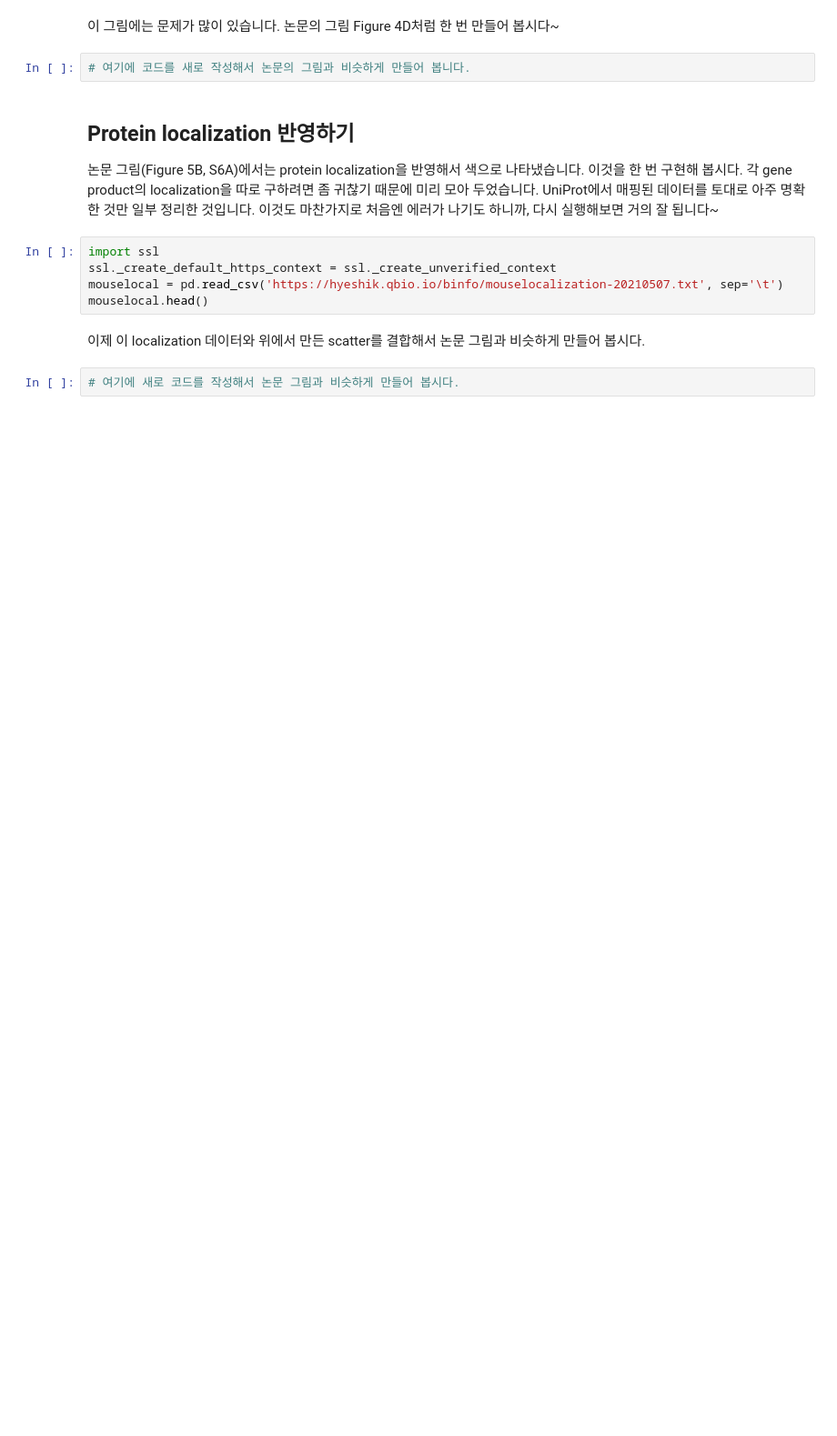
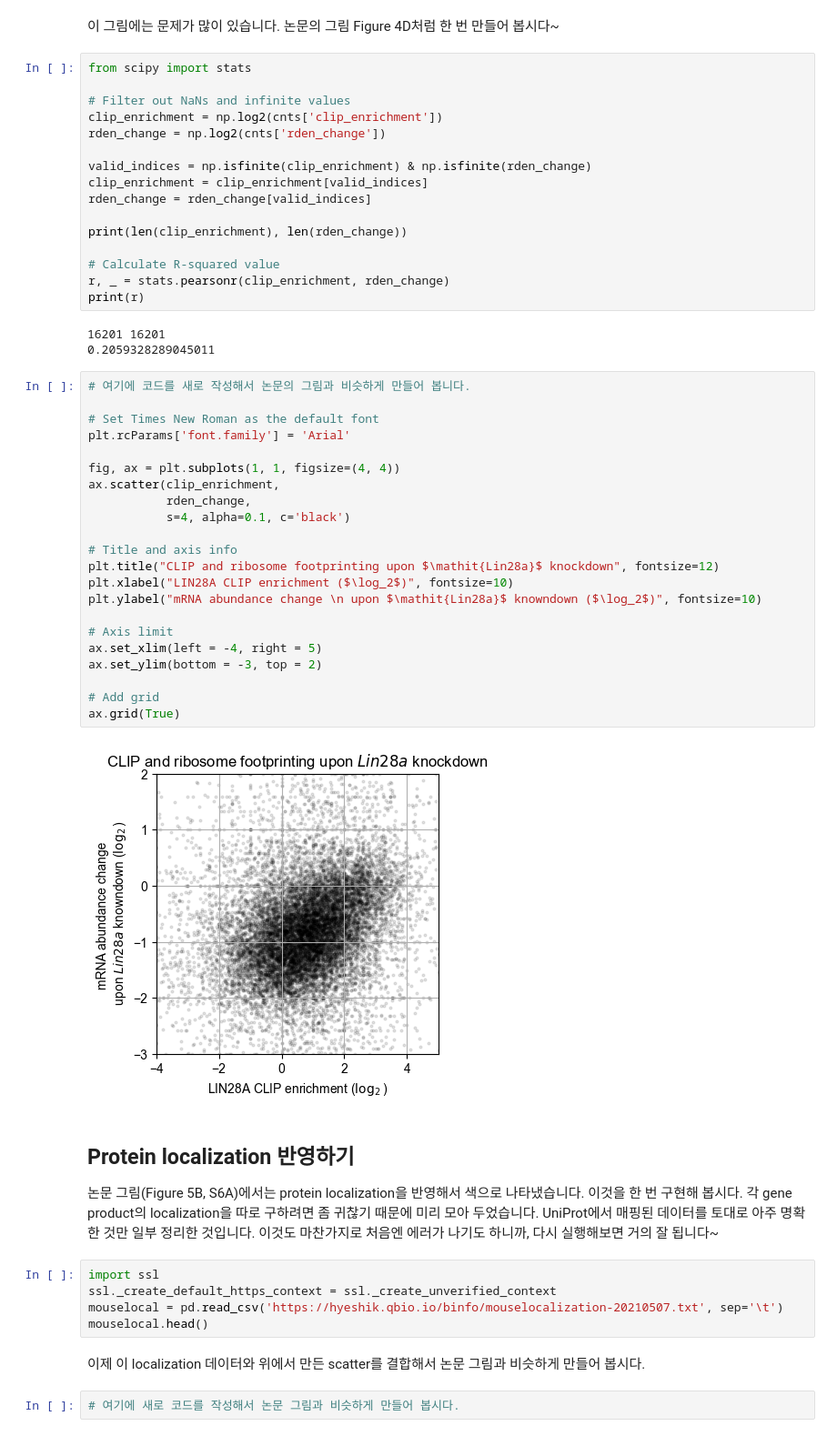
Before and after one commit to young5454/SNU-BI1, a Jupyter notebook: CoLab_TermProj_2024_1.ipynb, the cells around one changed output. Shown: that part at 91% size. Saved outputs shown, nothing was run; the diff lists cells and outputs as text; blank space fills up the shorter version.

Commit message:
initialize plot 1

```diff
--- a/CoLab_TermProj_2024_1.ipynb
+++ b/CoLab_TermProj_2024_1.ipynb
@@ -123,7 +259,48 @@ ax.scatter(np.log2(cnts['clip_enrichment']),
 # %% [markdown]
 이 그림에는 문제가 많이 있습니다. 논문의 그림 Figure 4D처럼 한 번 만들어 봅시다~
-# %%
-# 여기에 코드를 새로 작성해서 논문의 그림과 비슷하게 만들어 봅니다.
+# %%
+from scipy import stats
+
+# Filter out NaNs and infinite values
+clip_enrichment = np.log2(cnts['clip_enrichment'])
+rden_change = np.log2(cnts['rden_change'])
+
+valid_indices = np.isfinite(clip_enrichment) & np.isfinite(rden_change)
+clip_enrichment = clip_enrichment[valid_indices]
+rden_change = rden_change[valid_indices]
+
+print(len(clip_enrichment), len(rden_change))
+
+# Calculate R-squared value
+r, _ = stats.pearsonr(clip_enrichment, rden_change)
+print(r)
+# %% [output]
+16201 16201
+0.2059328289045011
+# %%
+# 여기에 코드를 새로 작성해서 논문의 그림과 비슷하게 만들어 봅니다.
+
+# Set Times New Roman as the default font
+plt.rcParams['font.family'] = 'Arial'
+
+fig, ax = plt.subplots(1, 1, figsize=(4, 4))
+ax.scatter(clip_enrichment,
+           rden_change,
+           s=4, alpha=0.1, c='black')
+
+# Title and axis info
+plt.title("CLIP and ribosome footprinting upon $\mathit{Lin28a}$ knockdown", fontsize=12)
+plt.xlabel("LIN28A CLIP enrichment ($\log_2$)", fontsize=10)
+plt.ylabel("mRNA abundance change \n upon $\mathit{Lin28a}$ knowndown ($\log_2$)", fontsize=10)
+
+# Axis limit
+ax.set_xlim(left = -4, right = 5)
+ax.set_ylim(bottom = -3, top = 2)
+
+# Add grid
+ax.grid(True)
+# %% [output]
+[figure, added]
 # %% [markdown]
 ## Protein localization 반영하기
 
```
Also changed, not shown: parts of 11 cells of this notebook, 1 other file.
